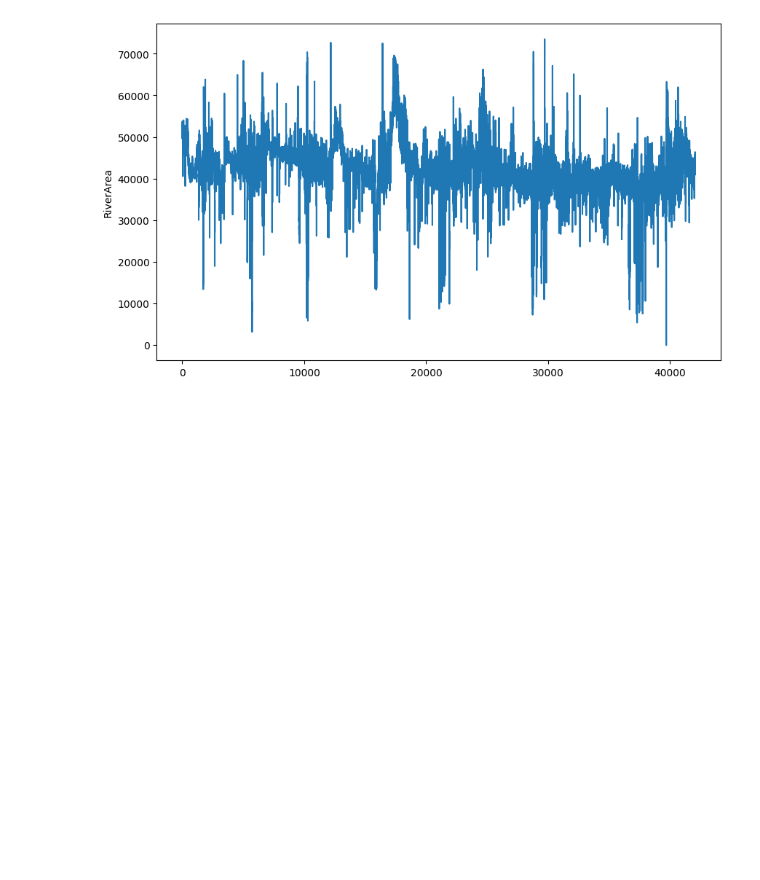
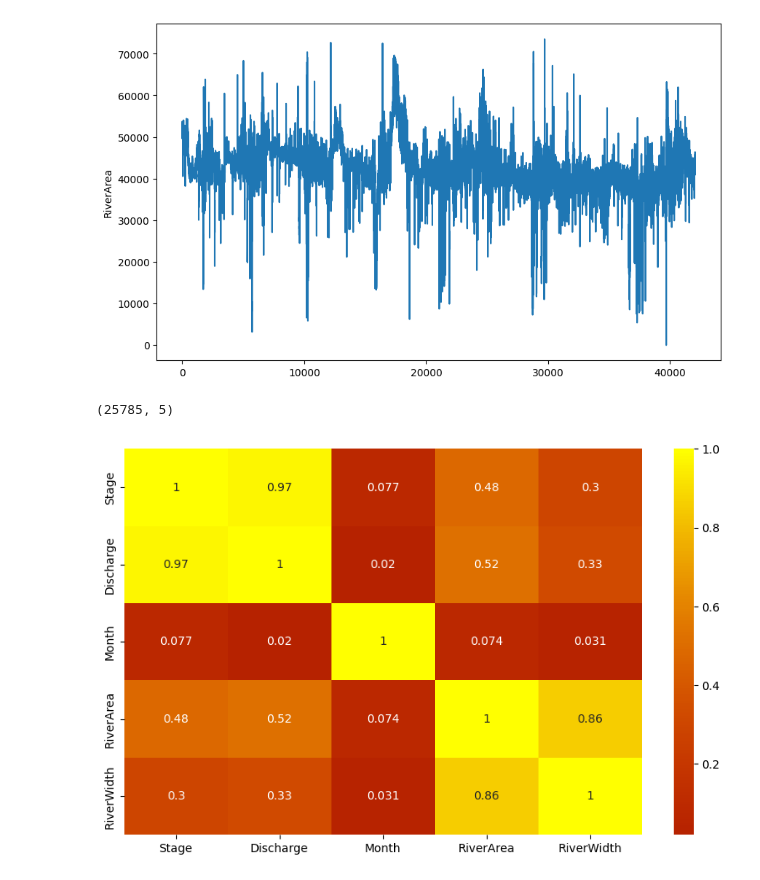
Before and after one commit to andresnowak/Hydrology_AI_project, a Jupyter notebook: dataset_study_v2.ipynb, the cells around one changed output. Drawn from its saved outputs; the diff is of its cells as text; code cells hidden in the pictures; blank space fills up the shorter version.

```diff
--- a/dataset_study_v2.ipynb
+++ b/dataset_study_v2.ipynb
@@ -103,3 +103,19 @@ sns.lineplot(data=df, x=np.arange(df.shape[0]), y="RiverArea")
 plt.show()
 # %% [output]
 [figure]
+# %%
+df_time = df[(df.SensorTime.dt.hour >= 8) & (df.SensorTime.dt.hour <= 17)]
+df_time = df_time[["Stage", "Discharge", "Month", "RiverArea", "RiverWidth"]]
+# %%
+df_time.shape
+# %% [output]
+(25785, 5)
+# %%
+corr_pearson = df_time.corr() # pearson correlation
+
+# generate heatmap
+plt.figure(figsize=(10,6))
+sns.heatmap(corr_pearson, annot=True, center=0, cmap='gnuplot')
+plt.show()
+# %% [output]
+[figure, added]
```
Also changed, not shown: parts of 6 cells of this notebook, 1 other file.
